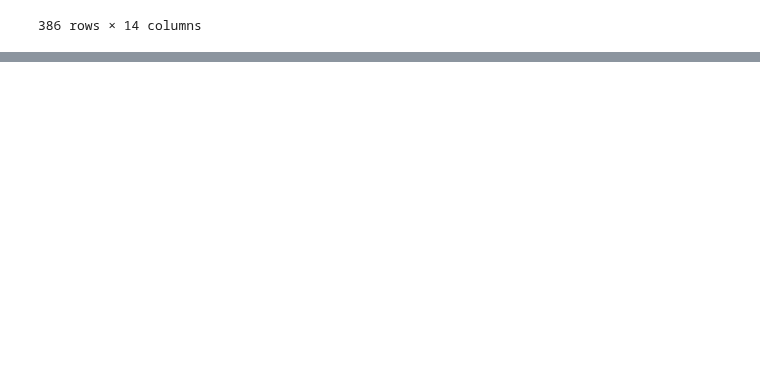
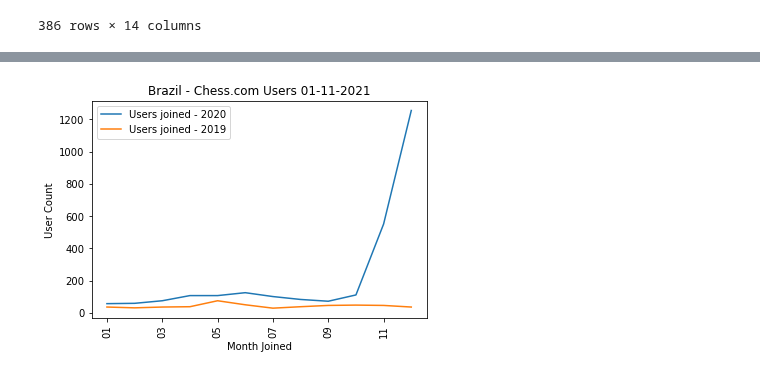
Before and after one commit to melissamonroe/who-plays-chess, a Jupyter notebook: ChessDetailsPy.ipynb, the cells around one changed output, grey strips where cells are left out. Cells and saved outputs as stored; diff of their text form; code cells hidden in the pictures; blank space fills up the shorter version.

Commit message:
ChessDetailsPY BR & DK

```diff
--- a/ChessDetailsPy.ipynb
+++ b/ChessDetailsPy.ipynb
@@ -219,12 +269,36 @@ groupby_yearmonth_2019_CA = chessplayers_2019_CA_df.groupby(["joined_month"])
 
 groupby_yearmonth_2020_RU = chessplayers_2020_RU_df.groupby(["joined_month"])
 groupby_yearmonth_2019_RU = chessplayers_2019_RU_df.groupby(["joined_month"])
+
+
+
+
+
+
+
+groupby_yearmonth_2020_BR = chessplayers_2020_BR_df.groupby(["joined_month"])
+groupby_yearmonth_2019_BR = chessplayers_2019_BR_df.groupby(["joined_month"])
+
+groupby_yearmonth_2020_DK = chessplayers_2020_DK_df.groupby(["joined_month"])
+groupby_yearmonth_2019_DK = chessplayers_2019_DK_df.groupby(["joined_month"])
 # %%
 groupby_yearmonth_2020_CA_count_df = groupby_yearmonth_2020_CA["joined_month"].count()
 groupby_yearmonth_2019_CA_count_df = groupby_yearmonth_2019_CA["joined_month"].count()
 
 groupby_yearmonth_2020_RU_count_df = groupby_yearmonth_2020_RU["joined_month"].count()
 groupby_yearmonth_2019_RU_count_df = groupby_yearmonth_2019_RU["joined_month"].count()
+
+
+
+
+
+
+
+groupby_yearmonth_2020_BR_count_df = groupby_yearmonth_2020_BR["joined_month"].count()
+groupby_yearmonth_2019_BR_count_df = groupby_yearmonth_2019_BR["joined_month"].count()
+
+groupby_yearmonth_2020_DK_count_df = groupby_yearmonth_2020_DK["joined_month"].count()
+groupby_yearmonth_2019_DK_count_df = groupby_yearmonth_2019_DK["joined_month"].count()
 # %%
 groupby_yearmonth_2020_CA_count_df.plot()
 groupby_yearmonth_2019_CA_count_df.plot()
@@ -290,0 +336,17 @@ groupby_yearmonth_MX_count_df.sort_values(ascending=False)
+# %%
+groupby_yearmonth_2020_BR_count_df.plot()
+groupby_yearmonth_2019_BR_count_df.plot()
+
+# Create a legend for our chart
+#plt.legend(handles=[world_avg, country_one], loc="best")
+
+file_created_datetime_BR = time.strftime('%m-%d-%Y', time.localtime(os.path.getctime(output_data_player_details_BR)))
+
+plt.xticks(rotation=90)
+plt.ylabel("User Count")
+plt.xlabel("Month Joined")
+plt.title(f"Brazil - Chess.com Users {file_created_datetime_BR}")
+plt.legend(['Users joined - 2020', 'Users joined - 2019'])
+plt.show()
+# %% [output]
+[figure, added]
```
Also changed, not shown: parts of 24 cells of this notebook.
